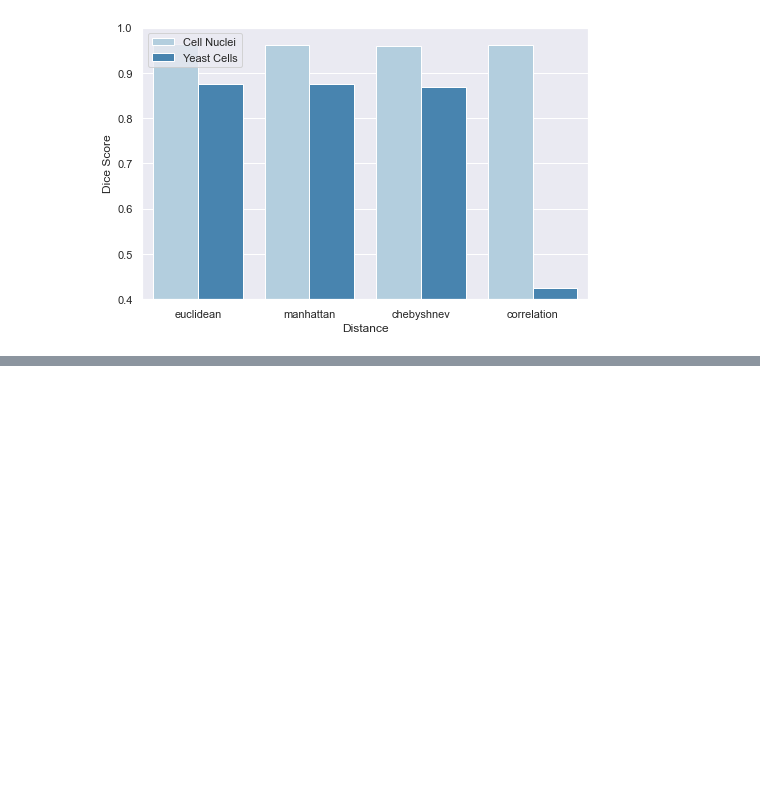
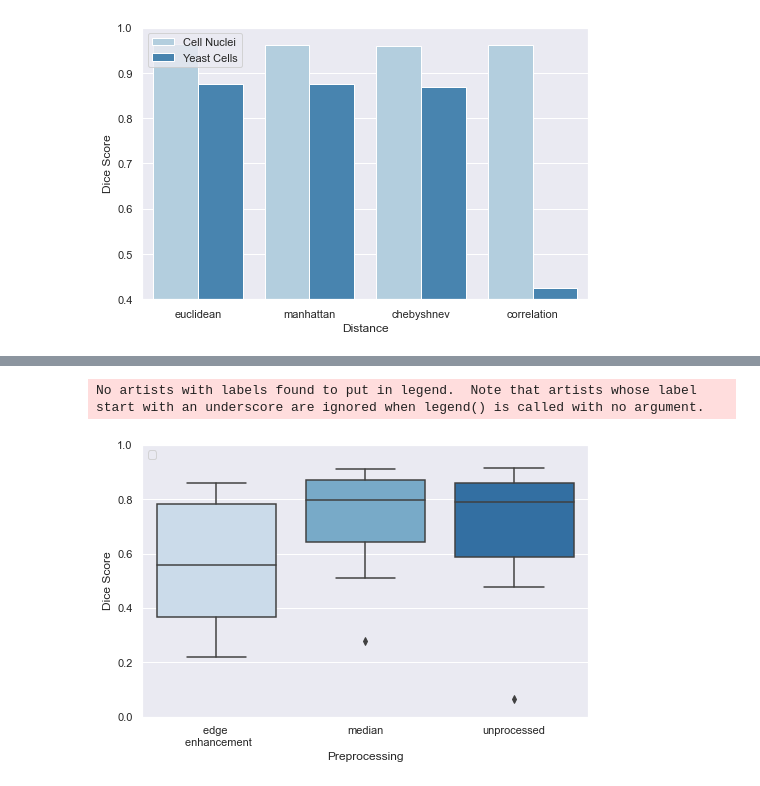
Before and after one commit to datascience-mobi-2022/2022-topic-01-team-05, a Jupyter notebook: cell_clustering/plots.ipynb, the cells around one changed output, grey strips where cells are left out. Cells and saved outputs as stored; diff of their text form; code cells hidden in the pictures; blank space fills up the shorter version.

```diff
--- a/cell_clustering/plots.ipynb
+++ b/cell_clustering/plots.ipynb
@@ -74,0 +114,41 @@ barplot_distances()
+# %%
+def boxplot_BBBC():
+    """
+    creates boxplot for the dice scores of the evaluation of the BBBC images
+    :return: boxplot for the BBBC images
+    """
+    columns_names = ["Dice Score", "Preprocessing"]
+    dice_score = [0.8397413793103449, 0.9036682356760266, 0.9071955869230145, 0.455779321666227, 0.6717349370248497, 0.7638603696098563,
+        0.8233959818535321, 0.8725162381336715, 0.8668165432768712, 0.40318951255654956, 0.5943830539124673, 0.5405277498924422,
+        0.8231074676572306, 0.861378221557009, 0.8506781699780165, 0.29928427925665496, 0.6348732483073531, 0.5731761111879226,
+        0.7774528439830385, 0.84143196120912, 0.84104225546288, 0.37528140477262495, 0.6659733777038269, 0.6755525986762867, 0.8610157238387854,
+        0.9117138908085695, 0.91343747303012, 0.2234532797333072, 0.8067883156867163, 0.8053243758146997, 0.7823571259188997, 0.8607370659107016,
+        0.8459982923650744, 0.32151575031965596, 0.6594121159843408, 0.5838765297110896, 0.736675235646958, 0.8748854961832061, 0.860445337869182,
+        0.4468373050897323, 0.5890124324159208, 0.5922759860726993, 0.7156836096765425, 0.8729573949729633, 0.8629332054203142, 0.21874618707142682,
+        0.2780529999213651, 0.0642480817509989, 0.662413263167699, 0.7866224665351853, 0.7761624210570932, 0.36586450346495464, 0.5108368006483303,
+        0.4774722887427122, 0.6543430729477241, 0.8397771207641573, 0.8313370393718837, 0.2845774766926288, 0.29910783353101955, 0.3602058319039451,
+        0.807252254979115, 0.8915513903308173, 0.8779239973851007, 0.4745580540234762, 0.5705496661959599, 0.5224809175996602, 0.4242264416315049,
+        0.7043165467625899, 0.6672093539554503, 0.24991991701877755, 0.2512131848008546, 0.25575875604783493]
+    #image = ["Grayscale", "BBBC", "Grayscale", "BBBC", "Cell Nuclei", "Yeast Cells", "Cell Nuclei", "Yeast Cells"]
+    preprocessing = ["edge \n enhancement", "median", "unprocessed","edge \n enhancement", "median", "unprocessed",
+                "edge \n enhancement", "median", "unprocessed","edge \n enhancement", "median", "unprocessed",
+                "edge \n enhancement", "median", "unprocessed","edge \n enhancement", "median", "unprocessed",
+                "edge \n enhancement", "median", "unprocessed","edge \n enhancement", "median", "unprocessed",
+                "edge \n enhancement", "median", "unprocessed","edge \n enhancement", "median", "unprocessed",
+                "edge \n enhancement", "median", "unprocessed","edge \n enhancement", "median", "unprocessed",
+                "edge \n enhancement", "median", "unprocessed","edge \n enhancement", "median", "unprocessed",
+                "edge \n enhancement", "median", "unprocessed","edge \n enhancement", "median", "unprocessed",
+                "edge \n enhancement", "median", "unprocessed","edge \n enhancement", "median", "unprocessed",]
+
+    df = pd.DataFrame(list(zip(dice_score, preprocessing)), columns=columns_names)
+
+    sns.set(rc={'figure.figsize':(8,5)})
+    ax = sns.boxplot(x="Preprocessing", y="Dice Score", data=df, palette="Blues")
+    ax.set(ylim=(0, 1))
+    plt.legend(loc=2)
+    sns.set_style("whitegrid")
+# %%
+boxplot_BBBC()
+# %% [output]
+No artists with labels found to put in legend.  Note that artists whose label start with an underscore are ignored when legend() is called with no argument.
+[figure, added]
```
Also changed, not shown: parts of 2 cells of this notebook.
